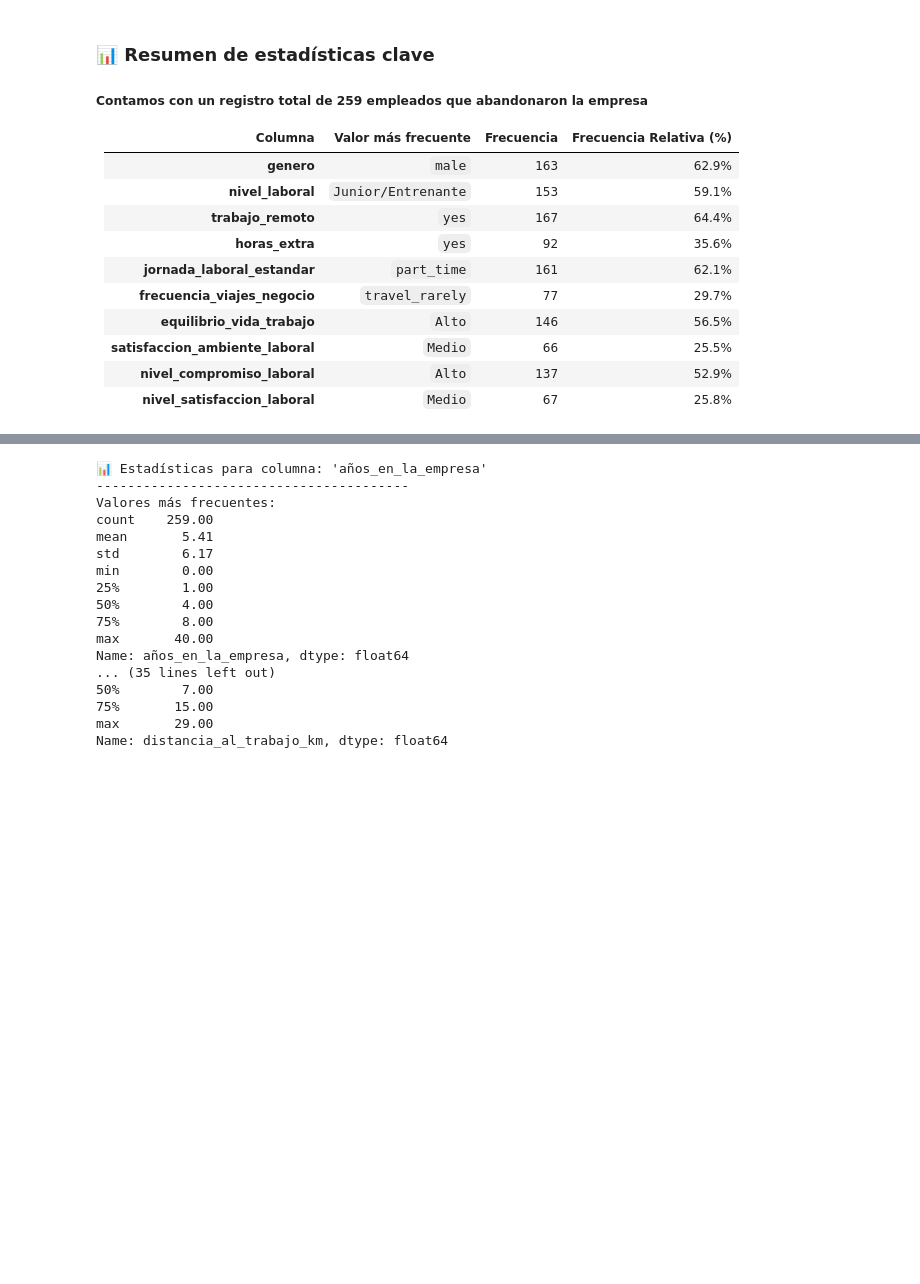
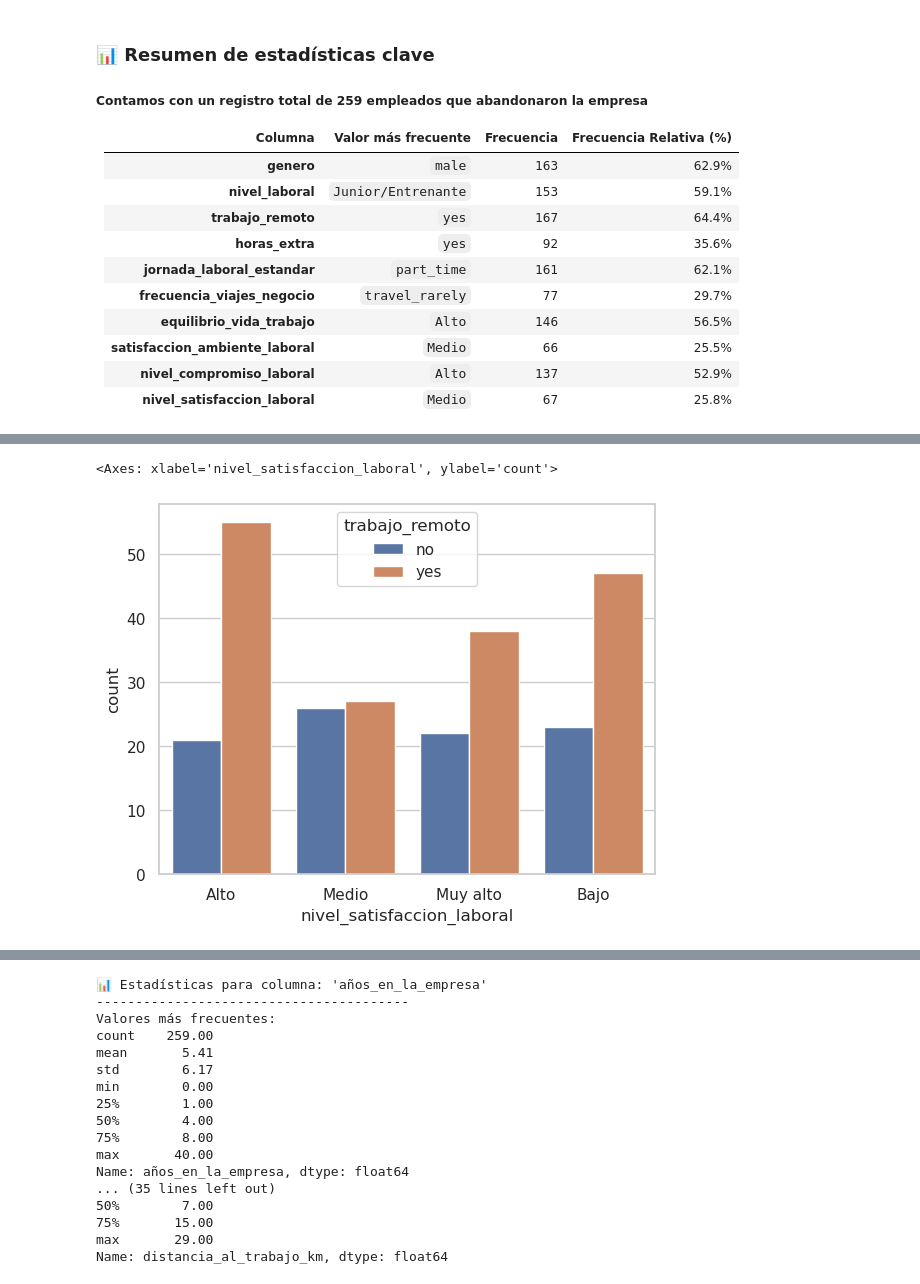
Before and after one commit to dianapgomez/mentalhealth_tableau, a Jupyter notebook: notebooks/analisis_rotacion.ipynb, the cells around one changed output, grey strips where cells are left out. Saved outputs shown, nothing was run; the diff lists cells and outputs as text; code cells hidden in the pictures; blank space fills up the shorter version.

```diff
--- a/notebooks/analisis_rotacion.ipynb
+++ b/notebooks/analisis_rotacion.ipynb
@@ -284,0 +298,5 @@ df_rotacion.shape
+# %%
+sns.countplot(data = df_rotacion, x='nivel_satisfaccion_laboral', hue ='trabajo_remoto')
+# %% [output]
+<Axes: xlabel='nivel_satisfaccion_laboral', ylabel='count'>
+[figure, added]
```
Also changed, not shown: parts of 5 cells of this notebook.
